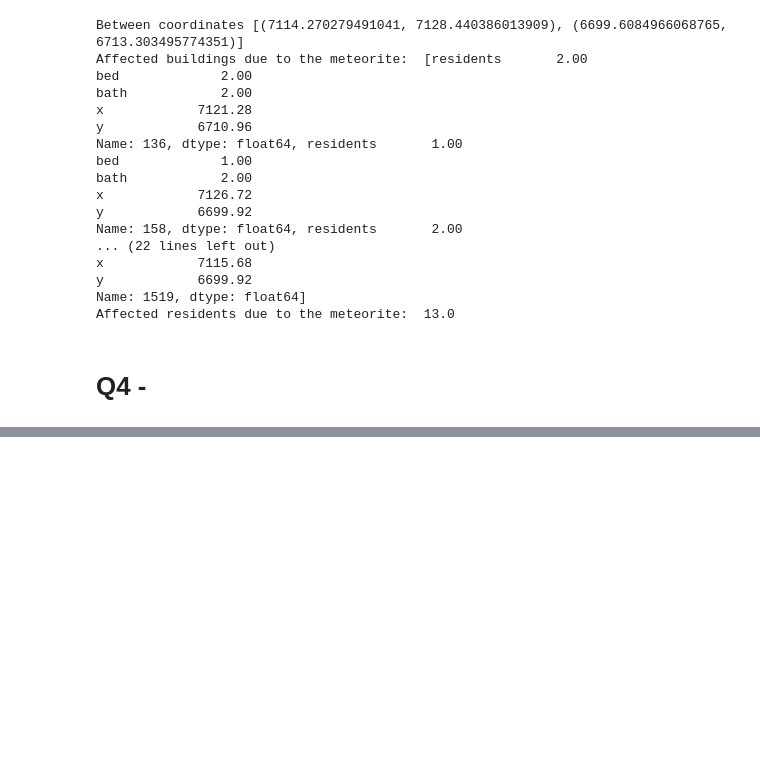
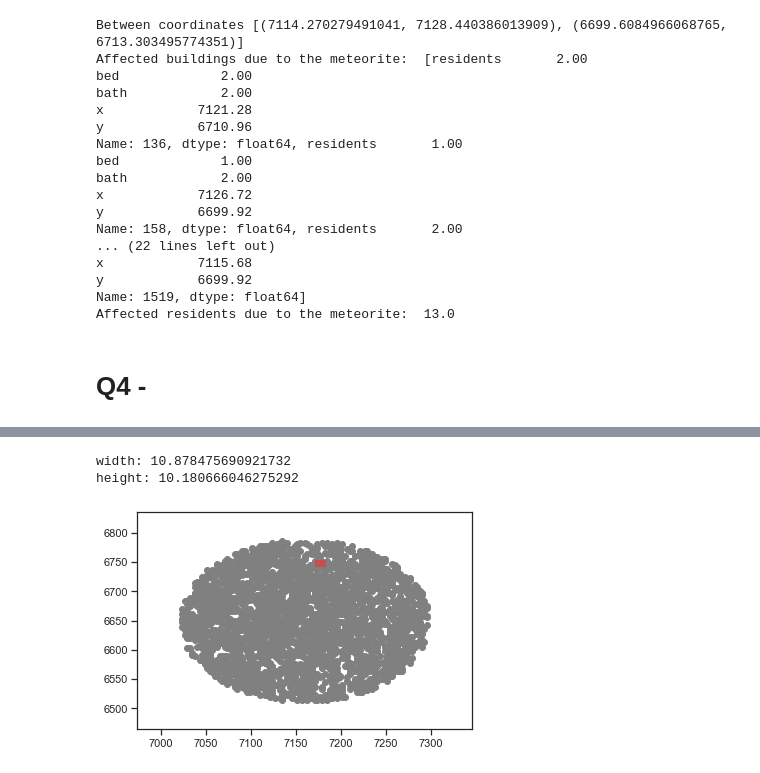
Before and after one commit to Noixas/The-Last-Judgement-Meteorite-Prediction, a Jupyter notebook: Code/TheLastJudgement.ipynb, the cells around one changed output, grey strips where cells are left out. Cells and saved outputs as stored; diff of their text form; code cells hidden in the pictures; blank space fills up the shorter version.

```diff
--- a/Code/TheLastJudgement.ipynb
+++ b/Code/TheLastJudgement.ipynb
@@ -389,7 +392,7 @@ rmse mean 30.263865775413205
 r2 mean 0.9997238861717154
 TypeError: test_confidence() missing 1 required positional argument: 'column'
 # %%
-def get_interval_area(time_x_start,time_y_start,time_x_end,time_y_end):
+def get_interval_area(time_x_start,time_y_start,time_x_end,time_y_end, verbose):
     x_min = np.min([time_x_start[1],time_x_start[2],time_x_end[1],time_x_end[2]])
     x_max = np.max([time_x_start[1],time_x_start[2],time_x_end[1],time_x_end[2]])
     y_min = np.min([time_y_start[1],time_y_start[2],time_y_end[1],time_y_end[2]])
@@ -588,18 +613,20 @@ interval = get_interval_area(time_x_start,time_y_start,time_x_end,time_y_end)
 # %%
-fig, ax = plt.subplots() # note we must use plt.subplots, not plt.subplot
-ax.set_xlim(min(interval[0][0],np.min(df_buildings.x))-50, max(interval[0][1],np.max(df_buildings.x))+50)
-ax.set_ylim(min(interval[1][0],np.min(df_buildings.y))-50, max(interval[1][1],np.max(df_buildings.y))+50)
-ax.scatter(df_buildings.x, df_buildings.y,  color='gray')
-# plt.circle([(6647.69176458,6649.26095709-6647.69176458)],(6215.32090271,6217.03291844-6215.32090271))
-width = interval[0][1]-interval[0][0]
-height = interval[1][1]-interval[1][0]
-print("width:",width)
-print("height:",height)
-circle1 = plt.Rectangle((interval[0][0],interval[1][0]),width, height,color='r')
-# print(circle1.get_center())
-    # plt.plot(X_test, y_pred, color='red', linewidth=2)
+def plot_buildings_w_meteorite_interval(df_buildings, interval):
+    fig, ax = plt.subplots() # note we must use plt.subplots, not plt.subplot
+    ax.set_xlim(min(interval[0][0],np.min(df_buildings.x))-50, max(interval[0][1],np.max(df_buildings.x))+50)
+    ax.set_ylim(min(interval[1][0],np.min(df_buildings.y))-50, max(interval[1][1],np.max(df_buildings.y))+50)
+    ax.scatter(df_buildings.x, df_buildings.y,  color='gray')
+    width = interval[0][1]-interval[0][0]
+    height = interval[1][1]-interval[1][0]
+    print("width:",width)
+    print("height:",height)
+    circle1 = plt.Rectangle((interval[0][0],interval[1][0]),width, height,color='r')
+    ax.add_patch(circle1)
+    fig.show()
 
-# (or if you have an existing figure)
-ax.add_patch(circle1)
-fig.show()
+plot_buildings_w_meteorite_interval(df_buildings, interval)
+# %% [output]
+width: 10.878475690921732
+height: 10.180666046275292
+[figure, added]
 # %%
```
Also changed, not shown: parts of 7 cells of this notebook.
